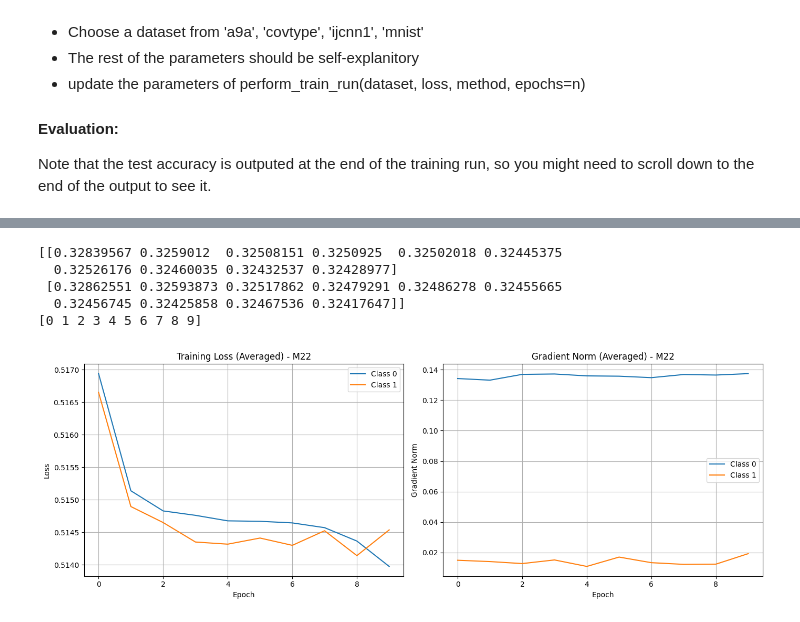
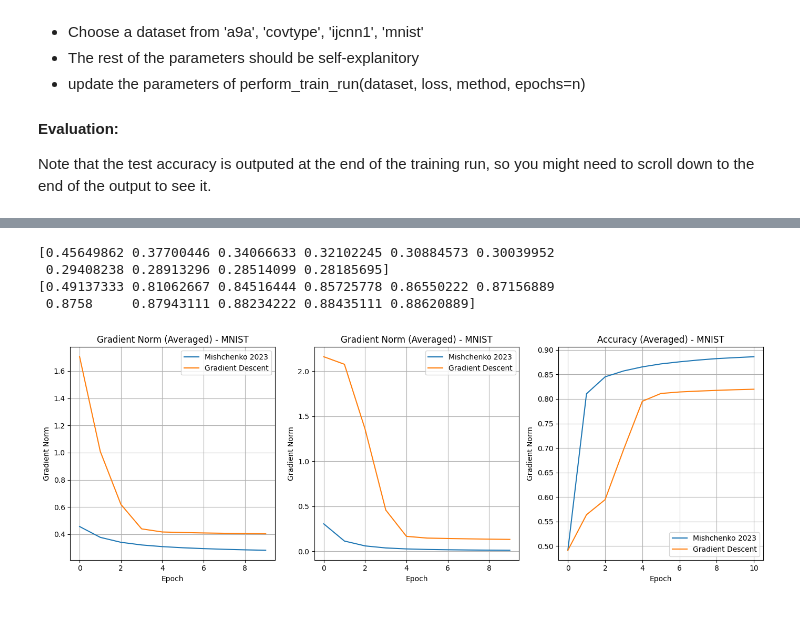
Before and after one commit to fygo97/global-convergence-newton, a Jupyter notebook: scripts/global-newton.ipynb, the cells around one changed output, grey strips where cells are left out. Cells and saved outputs as stored; diff of their text form; code cells hidden in the pictures.

Commit message:
add stuff from hustle session

```diff
--- a/scripts/global-newton.ipynb
+++ b/scripts/global-newton.ipynb
@@ -4,7 +4,8 @@ import numpy as np
 import matplotlib.pyplot as plt
 # %%
 number_of_runs_per_method = 5
-methods = ['gd', 'newton', 'm22', 'cubic']
+epochs = 10
+methods = ['gd', 'newton', 'm22', 'cubic', 'ada']
 # %% [markdown]
 ### Usage Notes
 The training process outputs a bunch of runtime warnings depending on your system. Just ignore them, the code should work despite them.
@@ -26,9 +27,11 @@ Note that the test accuracy is outputed at the end of the training run, so you m
 # %%
 training_losses = []
 gradient_norms = []
+training_accuracies = []
 
 for run in range(number_of_runs_per_method):
-    lr = perform_train_run("covtype", "ce", "m22", epochs=10)
+    lr, accuracy = perform_train_run("mnist", "ce", "m22", epochs=epochs)
     training_losses.append(lr.losses)
     gradient_norms.append(lr.grad_norm)
+    training_accuracies.append(lr.train_accuracies)
 # %% [output]
@@ -64,0 +61,10 @@ Test accuracy: 0.7549310513380102
+# %%
+training_losses_gd = []
+gradient_norms_gd = []
+training_accuracies_gd = []
+
+for run in range(number_of_runs_per_method):
+    lr2, accuracy2 = perform_train_run("mnist", "ce", "gd", epochs=epochs)
+    training_losses_gd.append(lr2.losses)
+    gradient_norms_gd.append(lr2.grad_norm)
+    training_accuracies_gd.append(lr2.train_accuracies)
@@ -97,13 +111,37 @@ def plot_loss_and_grad_norm(training_losses, gradient_norms, method_name="M22"):
 # %%
 print(average_runs_per_epoch(training_losses))
-print(np.arange(average_runs_per_epoch(training_losses).shape[1]))
+print(average_runs_per_epoch(training_accuracies))
 # %% [output]
-[[0.32839567 0.3259012  0.32508151 0.3250925  0.32502018 0.32445375
-  0.32526176 0.32460035 0.32432537 0.32428977]
- [0.32862551 0.32593873 0.32517862 0.32479291 0.32486278 0.32455665
-  0.32456745 0.32425858 0.32467536 0.32417647]]
-[0 1 2 3 4 5 6 7 8 9]
+[0.45649862 0.37700446 0.34066633 0.32102245 0.30884573 0.30039952
+ 0.29408238 0.28913296 0.28514099 0.28185695]
+[0.49137333 0.81062667 0.84516444 0.85725778 0.86550222 0.87156889
+ 0.8758     0.87943111 0.88234222 0.88435111 0.88620889]
 # %%
-plot_loss_and_grad_norm(training_losses, gradient_norms)
+fig, (ax1, ax2, ax3) = plt.subplots(1, 3, figsize=(14, 5))
+data_set = "MNIST"
+
+plot_stuff(training_losses, gradient_norms, training_accuracies, method_name="Mishchenko 2023")
+plot_stuff(training_losses_gd, gradient_norms_gd, training_accuracies_gd, method_name="Gradient Descent")
+
+ax1.set_title(f"Gradient Norm (Averaged) - {data_set}")
+ax1.set_xlabel("Epoch")
+ax1.set_ylabel("Gradient Norm")
+ax1.legend()
+ax1.grid(True)
+
+ax2.set_title(f"Gradient Norm (Averaged) - {data_set}")
+ax2.set_xlabel("Epoch")
+ax2.set_ylabel("Gradient Norm")
+ax2.legend()
+ax2.grid(True)
+
+ax3.set_title(f"Accuracy (Averaged) - {data_set}")
+ax3.set_xlabel("Epoch")
+ax3.set_ylabel("Gradient Norm")
+ax3.legend()
+ax3.grid(True)
+
+plt.tight_layout()
+plt.show()
 # %% [output]
-[figure, old version]
+[figure, new version]
```
Also changed, not shown: parts of 3 cells of this notebook, 5 other files.
